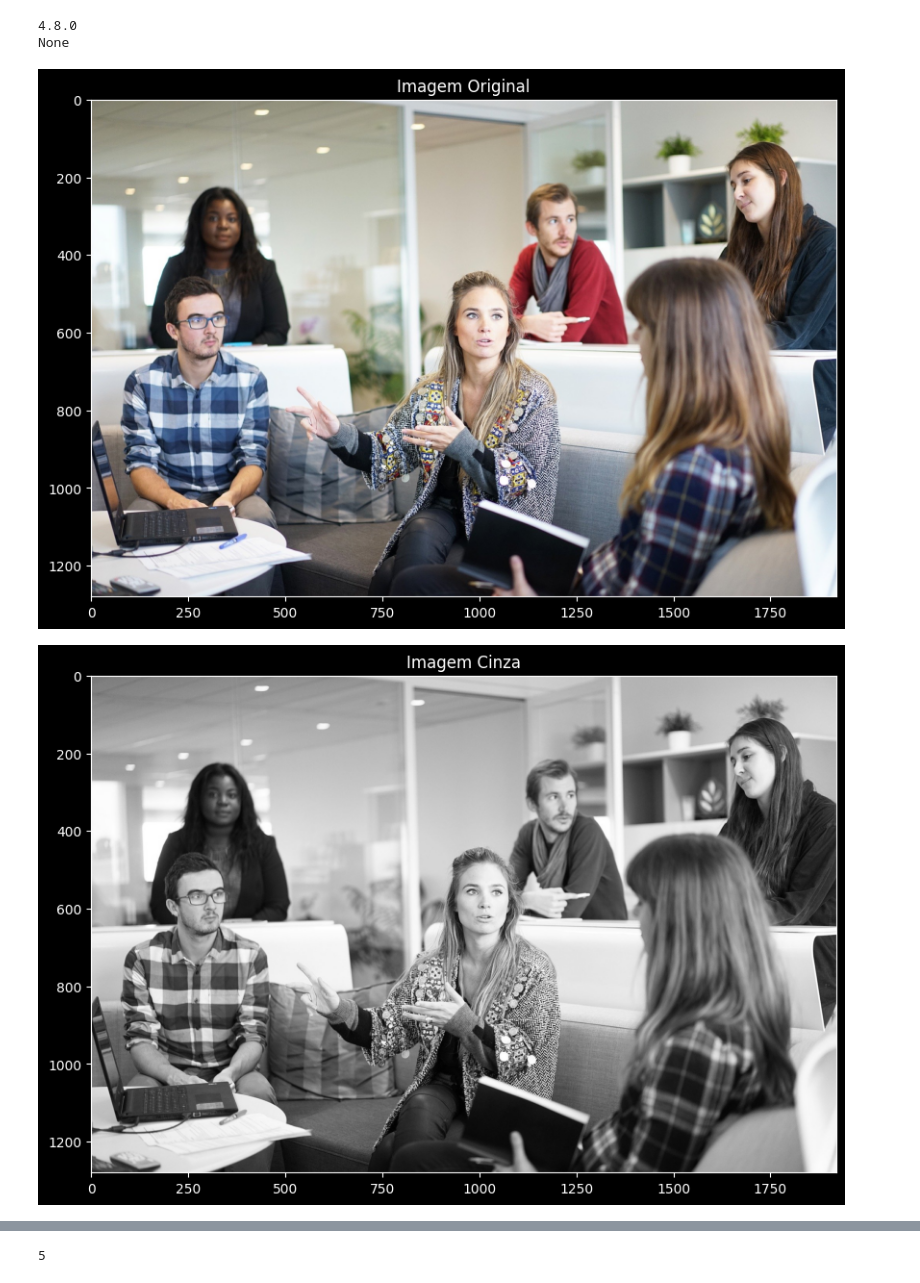
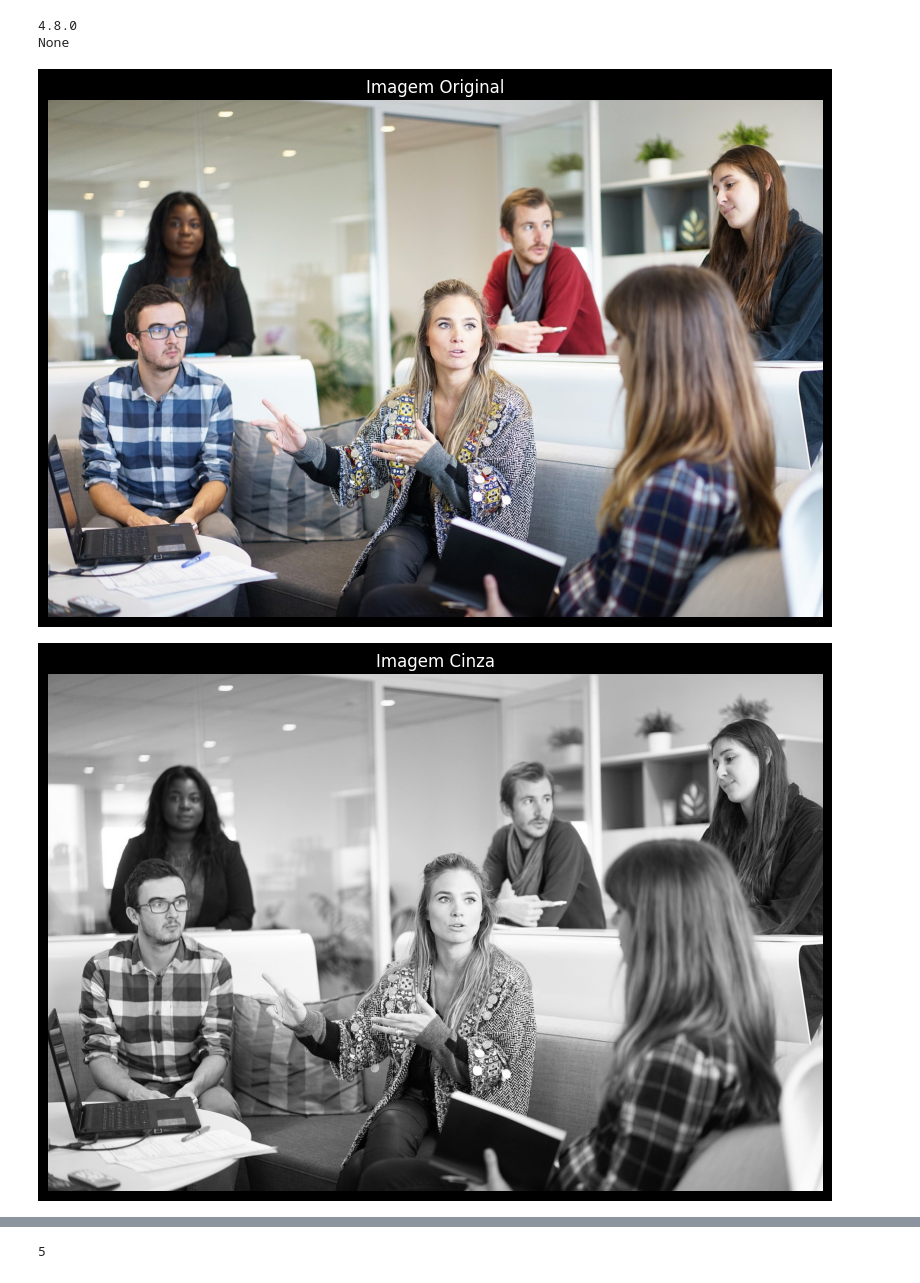
Before and after one commit to Joao-Inacio/IA_e_Machine_Learning, a Jupyter notebook: 1.3-Visao_computacional/visao_computacional.ipynb, the cells around one changed output, grey strips where cells are left out. Drawn from its saved outputs; the diff is of its cells as text; code cells hidden in the pictures.

```diff
--- a/1.3-Visao_computacional/visao_computacional.ipynb
+++ b/1.3-Visao_computacional/visao_computacional.ipynb
@@ -22,10 +22,12 @@ imgRGB = cv2.cvtColor(img, cv2.COLOR_BGR2RGB)
 # %%
 # Visualizando a imagem
 plt.figure(figsize=(10,10))
 plt.title('Imagem Original')
-plt.imshow(imgRGB);
+plt.imshow(imgRGB)
+plt.axis('off')
+plt.show()
 # %% [output]
-[figure, old version]
+[figure, new version]
 # %%
 # Importando o modelo
 detector_face = cv2.CascadeClassifier('./data/haarcascade_frontalface_default.xml')
@@ -36,9 +38,10 @@ img_cinzaRGB = cv2.cvtColor(imagem_cinza, cv2.COLOR_GRAY2RGB)
 plt.figure(figsize=(10,10))
 plt.title('Imagem Cinza')
 plt.imshow(img_cinzaRGB)
+plt.axis('off')
 plt.show()
 # %% [output]
-[figure, old version]
+[figure, new version]
 # %%
 # Variáveis de detecção
 deteccoes =detector_face.detectMultiScale(imagem_cinza, scaleFactor=1.3, minSize=(30,30))
```
Also changed, not shown: parts of 9 cells of this notebook.
